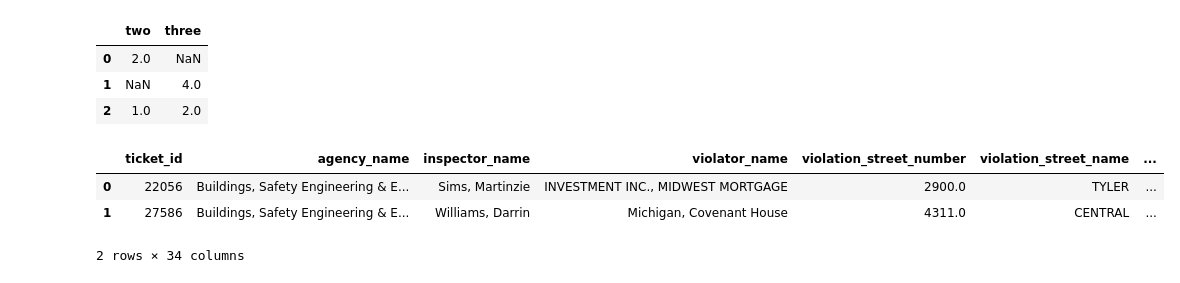
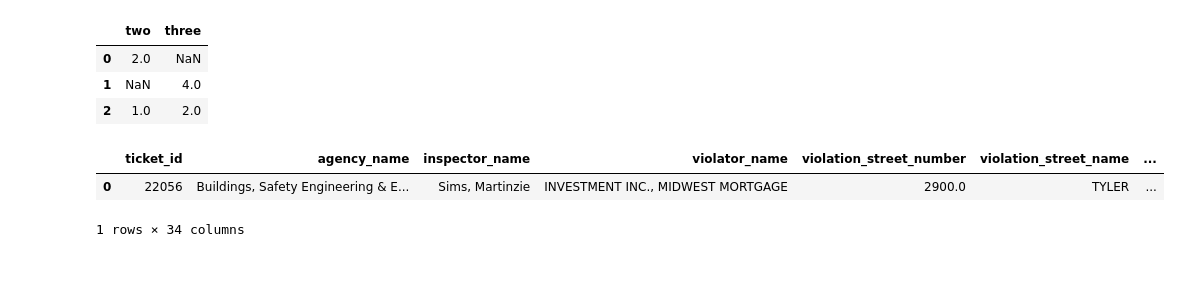
Before and after one commit to Ryssbibi/dev, a Jupyter notebook: ml2.ipynb, the cells around one changed output. Cells and saved outputs as stored; diff of their text form; code cells hidden in the pictures.

```diff
--- a/ml2.ipynb
+++ b/ml2.ipynb
@@ -80,13 +80,12 @@ test_data.drop('one', axis=1)
 # %%
 %matplotlib inline
 vis_data = pd.read_csv("./train.csv",
                        encoding = 'ISO-8859-1',
                        low_memory = False)
-vis_data.head(2)
+vis_data.head(1)
 # %% [output]
 |  | ticket_id | agency_name | inspector_name | violator_name | violation_street_number | violation_street_name | ... |
 | 0 | 22056 | Buildings, Safety Engineering & E... | Sims, Martinzie | INVESTMENT INC., MIDWEST MORTGAGE | 2900.0 | TYLER | ... |
-| 1 | 27586 | Buildings, Safety Engineering & E... | Williams, Darrin | Michigan, Covenant House | 4311.0 | CENTRAL | ... |
-2 rows × 34 columns
+1 rows × 34 columns
 # %%
 np.log(vis_data.balance_due[vis_data.balance_due > 0]).hist()
```
Also changed, not shown: parts of 8 cells of this notebook, 18 other files.
